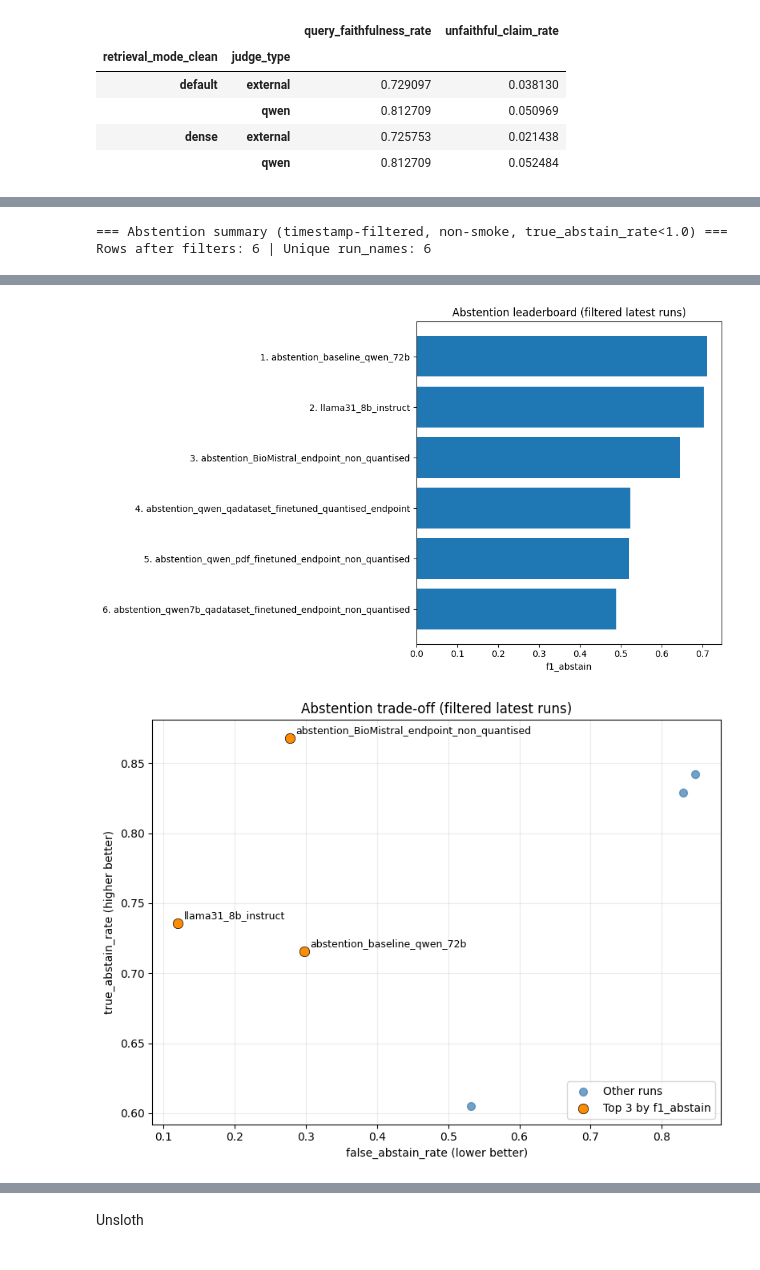
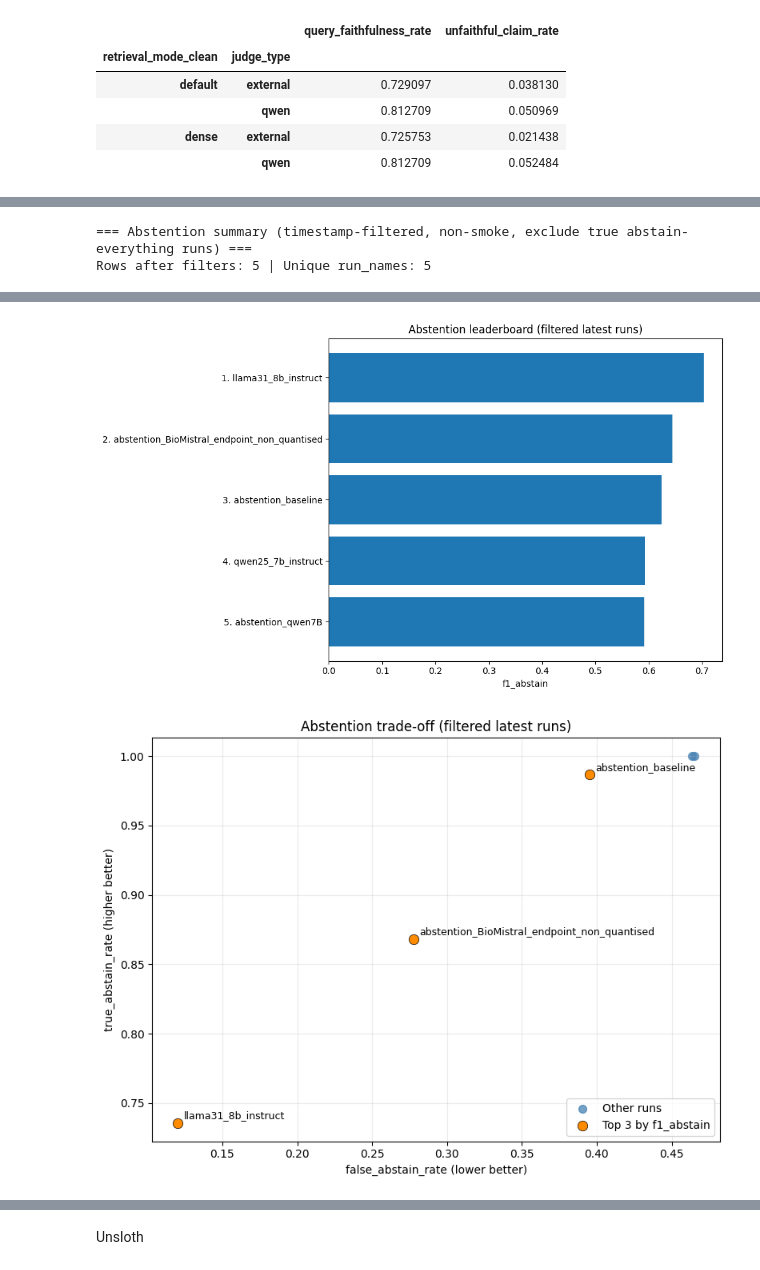
Before and after one commit to dizza01/BornInBradford-datadict, a Jupyter notebook: llm_poc/eval/results/metrics_comparison_plots.ipynb, the cells around one changed output, grey strips where cells are left out. Cells and saved outputs as stored; diff of their text form; code cells hidden in the pictures.

```diff
--- a/llm_poc/eval/results/metrics_comparison_plots.ipynb
+++ b/llm_poc/eval/results/metrics_comparison_plots.ipynb
@@ -431,30 +431,49 @@ abst = abst[abst["timestamp"] >= MIN_TIMESTAMP].copy()
 # Exclude smoke test runs by run_name
 abst = abst[~abst["run_name"].astype(str).str.contains("smoke", case=False, na=False)].copy()
 
-for c in ["n_examples", "f1_abstain", "abstention_accuracy", "false_answer_rate", "true_abstain_rate", "false_abstain_rate"]:
-    abst[c] = pd.to_numeric(abst[c], errors="coerce")
+for c in [
+    "n_examples",
+    "n_pred_answer",
+    "f1_abstain",
+    "abstention_accuracy",
+    "false_answer_rate",
+    "true_abstain_rate",
+    "false_abstain_rate",
+]:
+    if c in abst.columns:
+        abst[c] = pd.to_numeric(abst[c], errors="coerce")
 
-# Remove known error runs
-abst = abst[abst["true_abstain_rate"] < 1.0].copy()
+# Remove only true abstain-everything runs (all answerable items abstained)
+if {"false_abstain_rate", "n_pred_answer"}.issubset(abst.columns):
+    abst = abst[(abst["false_abstain_rate"] < 1.0) & (abst["n_pred_answer"] > 0)].copy()
+elif "false_abstain_rate" in abst.columns:
+    abst = abst[abst["false_abstain_rate"] < 1.0].copy()
+elif "n_pred_answer" in abst.columns:
+    abst = abst[abst["n_pred_answer"] > 0].copy()
 
 # Keep the latest record per run_name (if duplicates exist)
 abst_latest = (
     abst.sort_values("timestamp")
-        .groupby("run_name", as_index=False)
-        .tail(1)
-        .sort_values("f1_abstain", ascending=False)
+    .groupby("run_name", as_index=False)
+    .tail(1)
+    .sort_values("f1_abstain", ascending=False)
 )
 
 abst_board = abst_latest.head(TOP_N)
 
-print("=== Abstention summary (timestamp-filtered, non-smoke, true_abstain_rate<1.0) ===")
+print("=== Abstention summary (timestamp-filtered, non-smoke, exclude true abstain-everything runs) ===")
 print(f"Rows after filters: {len(abst)} | Unique run_names: {abst['run_name'].nunique()}\n")
 
 ranked_table = abst_board[
     [
-        "run_name", "model", "n_examples",
-        "f1_abstain", "abstention_accuracy", "true_abstain_rate",
-        "false_answer_rate", "false_abstain_rate"
+        "run_name",
+        "model",
+        "n_examples",
+        "f1_abstain",
+        "abstention_accuracy",
+        "true_abstain_rate",
+        "false_answer_rate",
+        "false_abstain_rate",
     ]
 ].copy()
 ranked_table.insert(0, "rank", range(1, len(ranked_table) + 1))
@@ -518,7 +537,7 @@ plt.grid(alpha=0.25)
 plt.tight_layout()
 plt.show()
 # %% [output]
-=== Abstention summary (timestamp-filtered, non-smoke, true_abstain_rate<1.0) ===
-Rows after filters: 6 | Unique run_names: 6
+=== Abstention summary (timestamp-filtered, non-smoke, exclude true abstain-everything runs) ===
+Rows after filters: 5 | Unique run_names: 5
 |  | run_name | model | n_examples | f1_abstain | abstention_accuracy | true_abstain_rate | false_answer_rate | ... |
 | rank |  |  |  |  |  |  |  | ... |
@@ -531,5 +549,5 @@ Rows after filters: 6 | Unique run_names: 6
-[figure, old version]
+[figure, new version]
-[figure, old version]
+[figure, new version]
 # %%
 from pathlib import Path
 import csv
```
Also changed, not shown: parts of 3 cells of this notebook, 12 other files.
